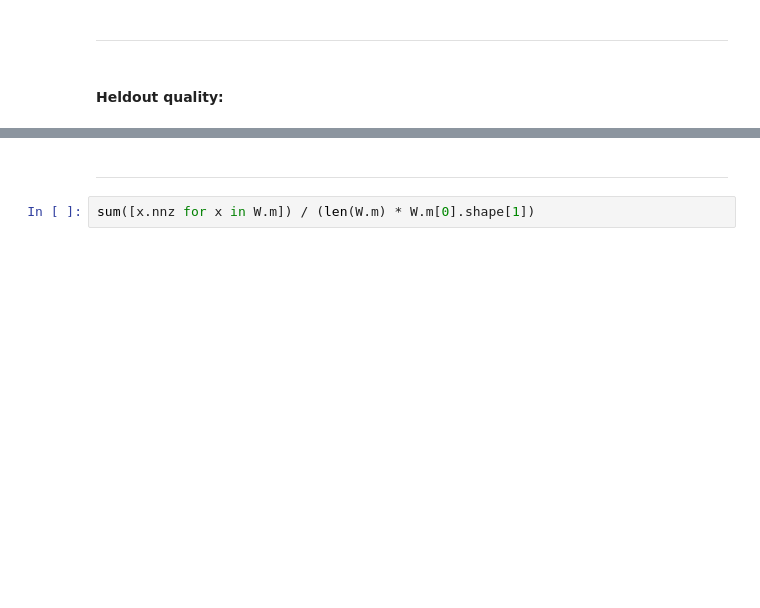
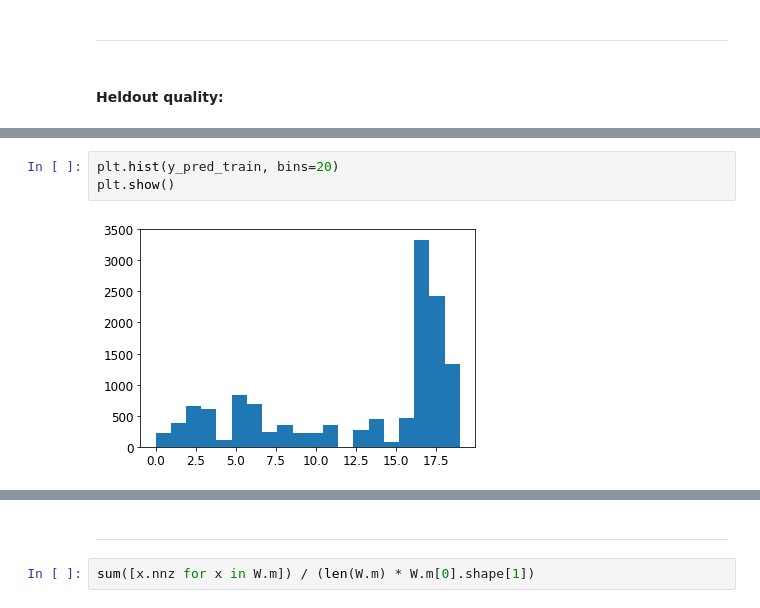
Before and after one commit to AVBelyy/sparse-multi-svm, a Jupyter notebook: experiments/Pegasos.ipynb, the cells around one changed output, grey strips where cells are left out. Cells and saved outputs as stored; diff of their text form; blank space fills up the shorter version.

```diff
--- a/experiments/Pegasos.ipynb
+++ b/experiments/Pegasos.ipynb
@@ -678,0 +730,5 @@ Wall time: 7.35 ms
+# %%
+plt.hist(y_pred_train, bins=20)
+plt.show()
+# %% [output]
+[figure, added]
```
Also changed, not shown: parts of 49 cells of this notebook, 3 other files.
